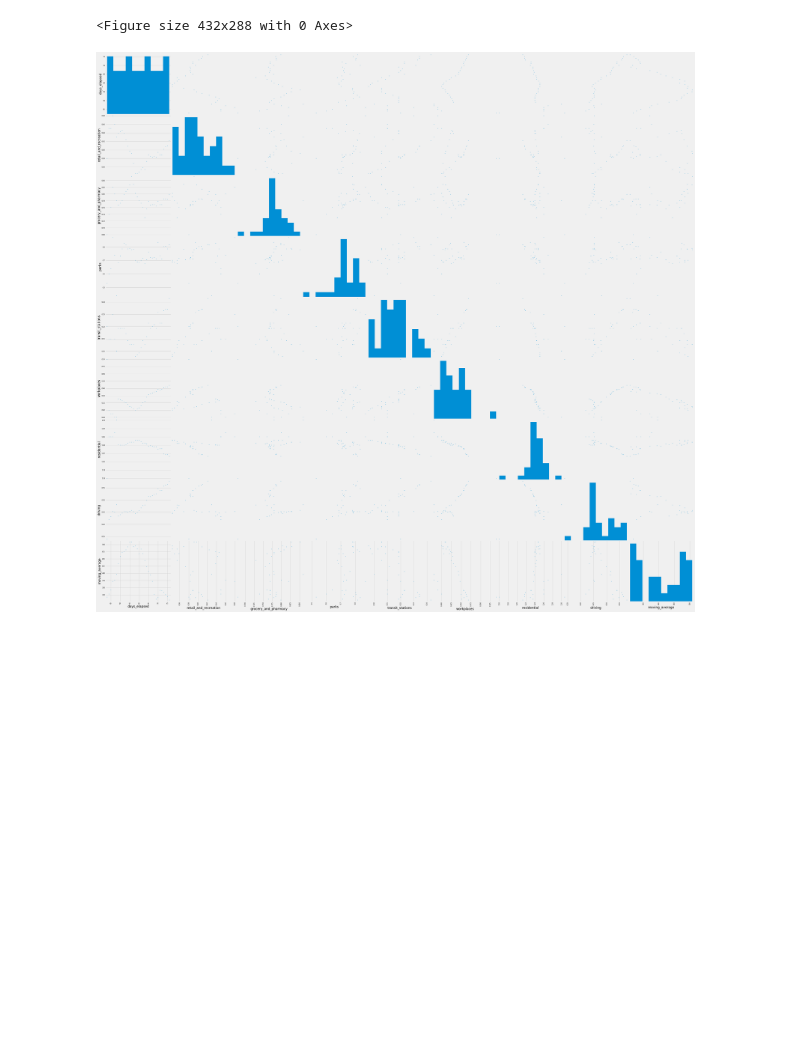
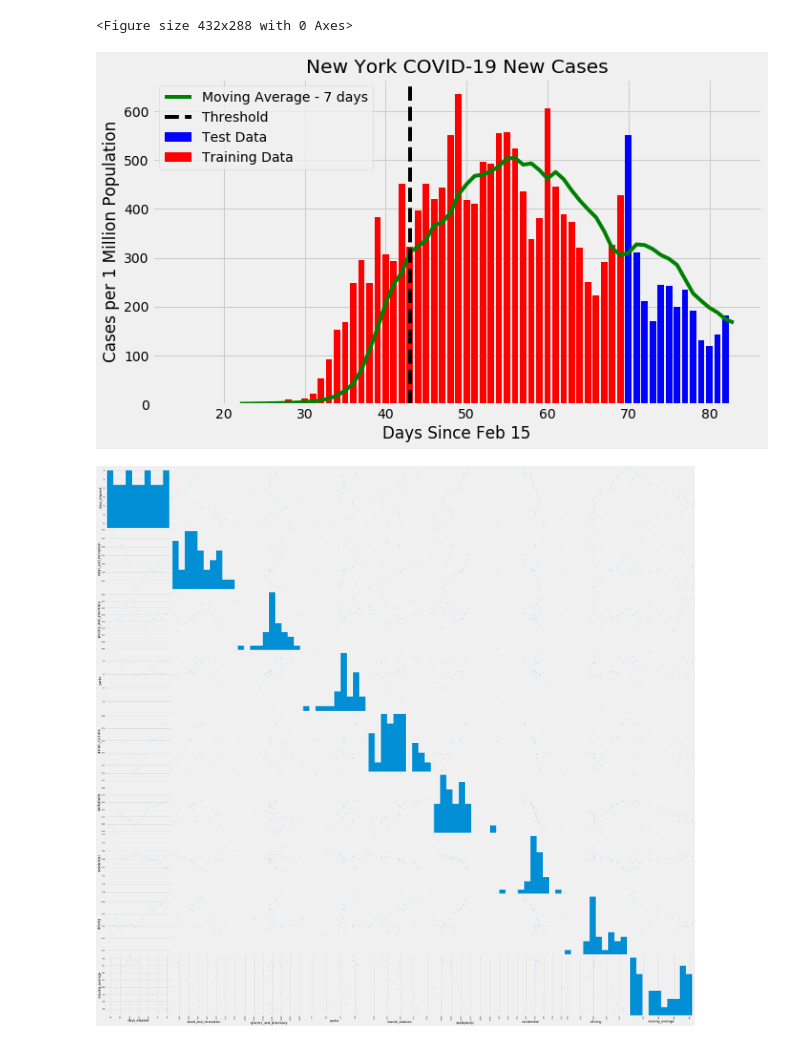
Before and after one commit to Jbudnick/Covid-19-Forecasting, a Jupyter notebook: notebooks/EDA.ipynb, the cells around one changed output. Cells and saved outputs as stored; diff of their text form; code cells hidden in the pictures; blank space fills up the shorter version.

Commit message:
Added threshold 300 plots

```diff
--- a/notebooks/EDA.ipynb
+++ b/notebooks/EDA.ipynb
@@ -35,7 +35,7 @@ plt.close('all')
 #Threshold is the minimum value at which data is output; Used to reduce misleading predictions
 #(low new cases count and low social distancing parameters before pandemic)
 
-threshold = 100
+threshold = 300
 
 class reg_model(object):
     def __init__(self, X, y, log_trans_y=False, day_cutoff = 70):
@@ -89,7 +89,7 @@ class reg_model(object):
                 self.model.fit(self.X_train, self.y_train)
                 self.error_metric = 'rmse'
                 error.append(self.evaluate_model())
-            plt.plot(n, error)
+            #plt.plot(n, error)
             n_trees = n[error.index(min(error))]
         self.model = RandomForestRegressor(n_estimators=n_trees)
         self.model.fit(self.X_train, self.y_train)
@@ -383,7 +383,7 @@ if __name__ == '__main__':
     ts_y = ts_frame_data.pop('moving_average(t)')
     ts_x = ts_frame_data
     rf_model = reg_model(ts_x, ts_y)
-    rf_model.rand_forest(n_trees= 100)
+    rf_model.rand_forest(n_trees= 'optimize')
     rf_model.evaluate_model(print_err_metric = True)
 
     #Plots in notebooks/EDA.ipynb
@@ -489,3 +469,5 @@ revised_df
+# %%
+X.rename(columns = {'days_elapsed': 'days_elapsed(t)'}, inplace = True)
 # %%
 #threshold = 100
 rf_model = reg_model(X,y, log_trans_y = True)
@@ -504,6 +503,14 @@ scatter100 = scatter_matrix(sm, figsize = (50,50))
 plt.savefig('images/scatter100')
 # %% [output]
 <Figure size 432x288 with 0 Axes>
+# %%
+X.rename(columns = {'days_elapsed': 'days_elapsed(t)'}, inplace = True)
+# %%
+#300 Threshold
+rf_model = reg_model(X,y, log_trans_y = True)
+NY_New_Cases = rf_model.plot_model(save_name = 'NY_New_300', xvar = 'days_elapsed(t)')
+# %% [output]
+[figure, added]
 # %%
 #Using 300 threshold
 sm = revised_df.drop('pop_density', axis = 1)
```
Also changed, not shown: parts of 7 cells of this notebook, 3 other files.
